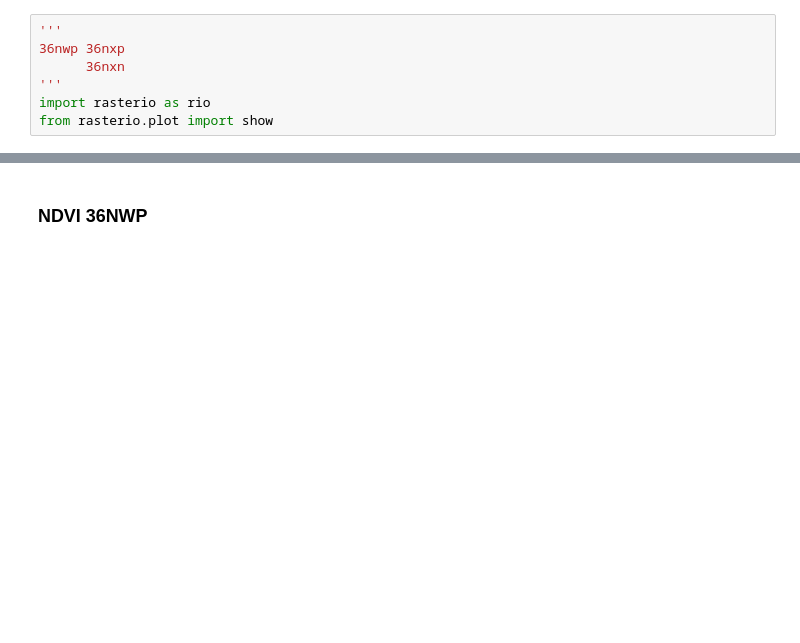
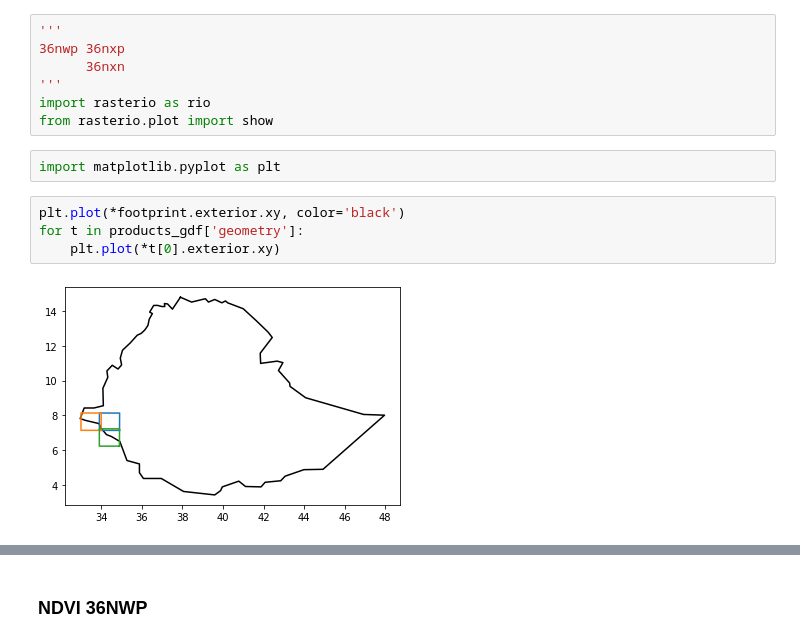
Before and after one commit to arisema/RemoteSensing, a Jupyter notebook: NDVI_SWEthiopia_with_Mosaic.ipynb, the cells around one changed output, grey strips where cells are left out. Cells and saved outputs as stored; diff of their text form; blank space fills up the shorter version.

Commit message:
Refactored NDVI calculation and visualization

```diff
--- a/NDVI_SWEthiopia_with_Mosaic.ipynb
+++ b/NDVI_SWEthiopia_with_Mosaic.ipynb
@@ -97,3 +92,11 @@ sentinelAPI.download('5bc8d9aa-30f3-475c-9ddd-aa7f8897b02f')
 '''
 import rasterio as rio
 from rasterio.plot import show
+# %%
+import matplotlib.pyplot as plt
+# %%
+plt.plot(*footprint.exterior.xy, color='black')
+for t in products_gdf['geometry']:
+    plt.plot(*t[0].exterior.xy)
+# %% [output]
+[figure, added]
```
Also changed, not shown: parts of 16 cells of this notebook.
